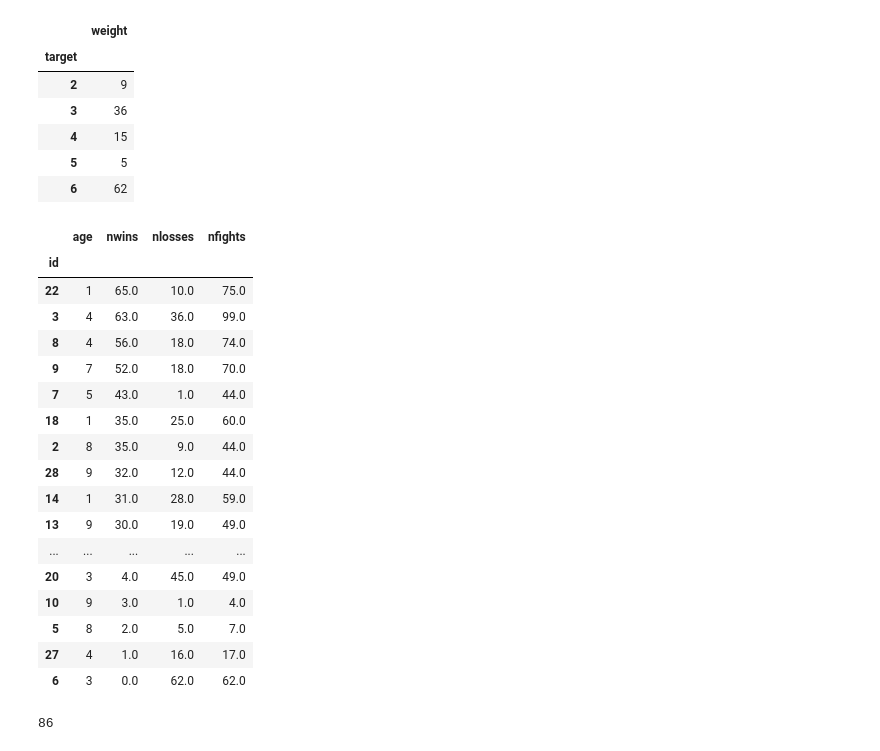
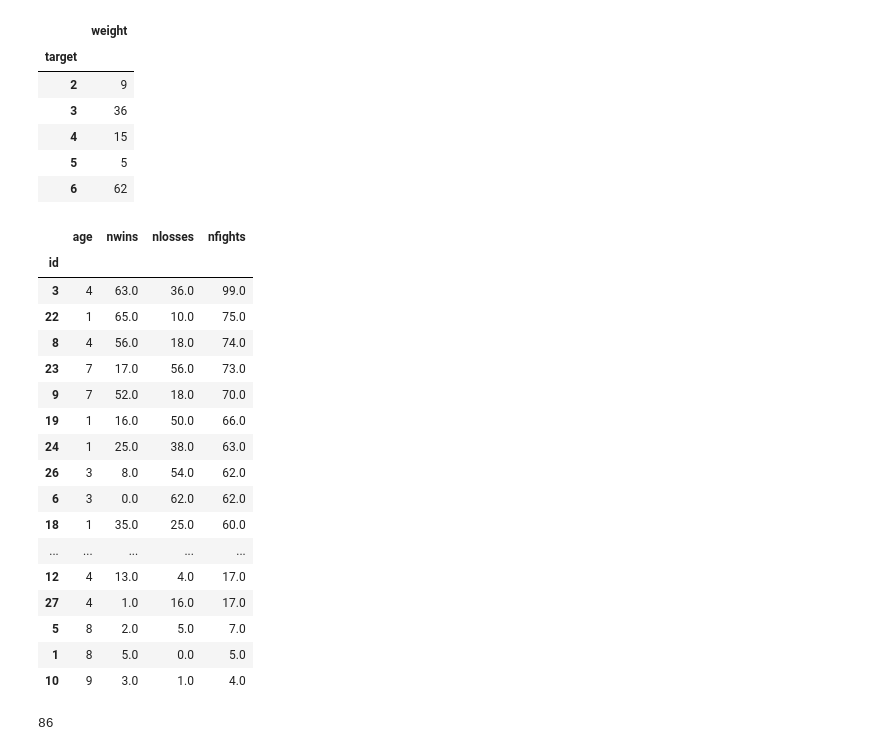
Before and after one commit to MCGallaspy/dse241_hw, a Jupyter notebook: exercise5/Network visualization.ipynb, the cells around one changed output. Saved outputs shown, nothing was run; the diff lists cells and outputs as text; code cells hidden in the pictures.

```diff
--- a/exercise5/Network visualization.ipynb
+++ b/exercise5/Network visualization.ipynb
@@ -168,29 +168,29 @@ nlosses.head()
 # %%
 ages["nwins"] = nwins.weight
 ages["nlosses"] = nlosses.weight
 ages.nwins = ages.nwins.fillna(0)
 ages.nlosses = ages.nlosses.fillna(0)
 ages["nfights"] = ages.nwins + ages.nlosses
-ages.sort_values(by="nwins", ascending=False)
+ages.sort_values(by="nfights", ascending=False)
 # %% [output]
 |  | age | nwins | nlosses | nfights |
 | id |  |  |  |  |
+| 3 | 4 | 63.0 | 36.0 | 99.0 |
 | 22 | 1 | 65.0 | 10.0 | 75.0 |
-| 3 | 4 | 63.0 | 36.0 | 99.0 |
 | 8 | 4 | 56.0 | 18.0 | 74.0 |
+| 23 | 7 | 17.0 | 56.0 | 73.0 |
 | 9 | 7 | 52.0 | 18.0 | 70.0 |
-| 7 | 5 | 43.0 | 1.0 | 44.0 |
+| 19 | 1 | 16.0 | 50.0 | 66.0 |
+| 24 | 1 | 25.0 | 38.0 | 63.0 |
+| 26 | 3 | 8.0 | 54.0 | 62.0 |
+| 6 | 3 | 0.0 | 62.0 | 62.0 |
 | 18 | 1 | 35.0 | 25.0 | 60.0 |
-| 2 | 8 | 35.0 | 9.0 | 44.0 |
-| 28 | 9 | 32.0 | 12.0 | 44.0 |
-| 14 | 1 | 31.0 | 28.0 | 59.0 |
-| 13 | 9 | 30.0 | 19.0 | 49.0 |
 | ... | ... | ... | ... | ... |
-| 20 | 3 | 4.0 | 45.0 | 49.0 |
+| 12 | 4 | 13.0 | 4.0 | 17.0 |
+| 27 | 4 | 1.0 | 16.0 | 17.0 |
+| 5 | 8 | 2.0 | 5.0 | 7.0 |
+| 1 | 8 | 5.0 | 0.0 | 5.0 |
 | 10 | 9 | 3.0 | 1.0 | 4.0 |
-| 5 | 8 | 2.0 | 5.0 | 7.0 |
-| 27 | 4 | 1.0 | 16.0 | 17.0 |
-| 6 | 3 | 0.0 | 62.0 | 62.0 |
 # %%
 import networkx as nx
 # %%
```
Also changed, not shown: parts of 1 cell of this notebook, 2 other files.
